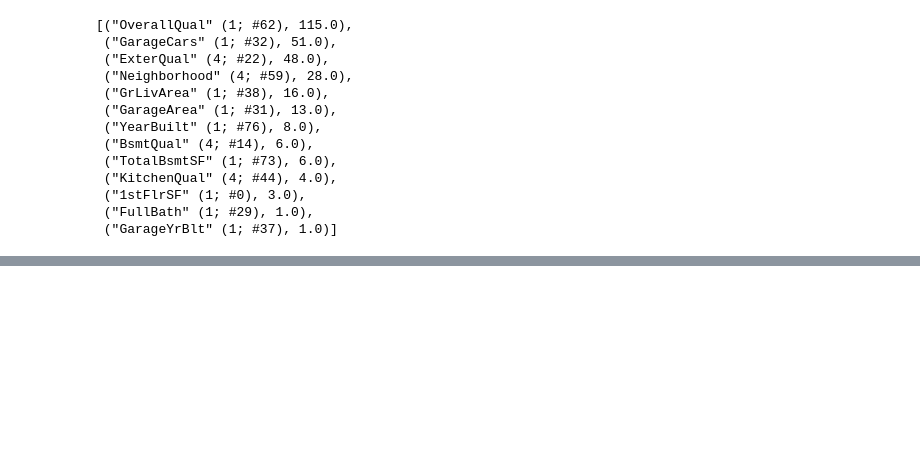
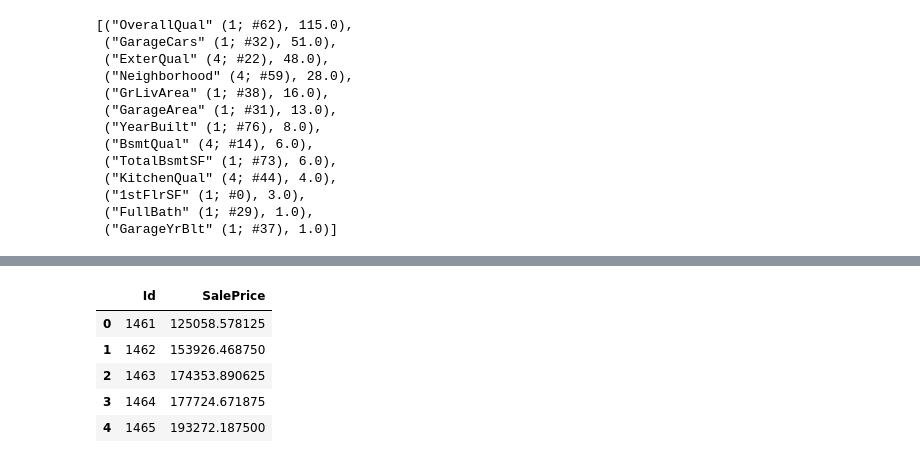
Before and after one commit to raakanaka/Learn-Machine-Learning, a Jupyter notebook: TFDF_Prices_House.ipynb, the cells around one changed output, grey strips where cells are left out. Drawn from its saved outputs; the diff is of its cells as text; code cells hidden in the pictures; blank space fills up the shorter version.

```diff
--- a/TFDF_Prices_House.ipynb
+++ b/TFDF_Prices_House.ipynb
@@ -207,0 +232,15 @@ inspector.variable_importances()["NUM_AS_ROOT"]
+# %%
+test_file_path = "/content/drive/MyDrive/Data Belajar/test.csv"
+test_data = pd.read_csv(test_file_path)
+ids = test_data.pop('Id')
+
+test_ds = tfdf.keras.pd_dataframe_to_tf_dataset(
+    test_data,
+    task = tfdf.keras.Task.REGRESSION)
+
+preds = rf.predict(test_ds)
+output = pd.DataFrame({'Id': ids,
+                       'SalePrice': preds.squeeze()})
+
+output.head()
+# %% [output]
@@ -207,0 +248,6 @@ inspector.variable_importances()["NUM_AS_ROOT"]
+|  | Id | SalePrice |
+| 0 | 1461 | 125058.578125 |
+| 1 | 1462 | 153926.468750 |
+| 2 | 1463 | 174353.890625 |
+| 3 | 1464 | 177724.671875 |
+| 4 | 1465 | 193272.187500 |
```
Also changed, not shown: parts of 4 cells of this notebook.
